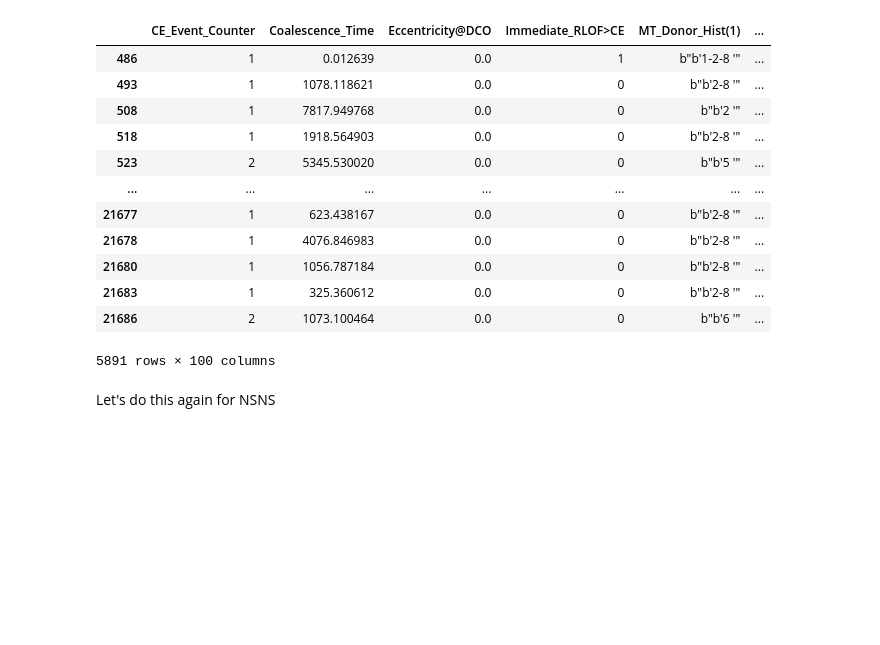
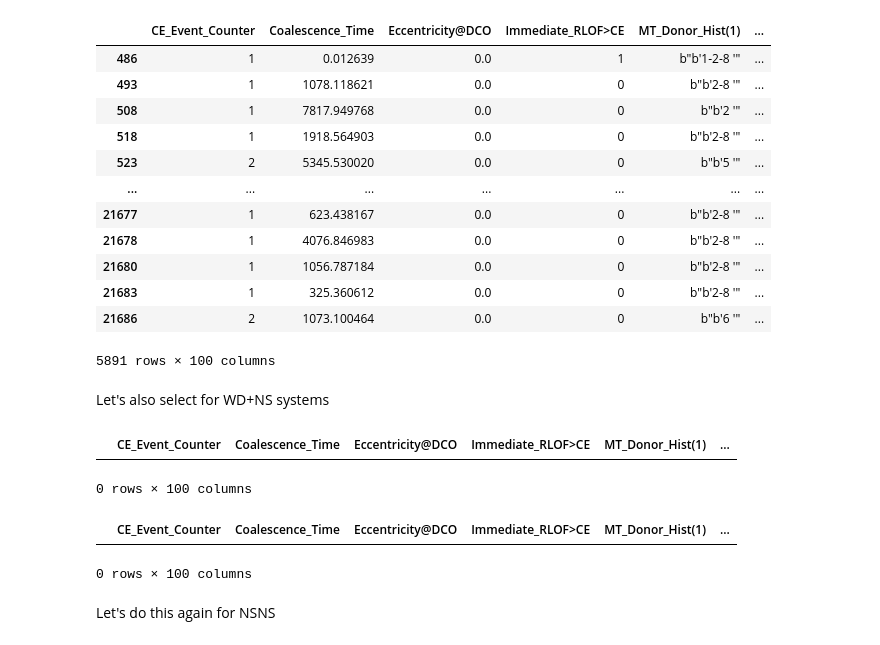
Before and after one commit to melanie-santiago26/research_work, a Jupyter notebook: making_figures/COWD_rates_analysis.ipynb, the cells around one changed output. Saved outputs shown, nothing was run; the diff lists cells and outputs as text; code cells hidden in the pictures; blank space fills up the shorter version.

```diff
--- a/making_figures/COWD_rates_analysis.ipynb
+++ b/making_figures/COWD_rates_analysis.ipynb
@@ -190,6 +190,24 @@ DCO_COWD_SN
 | 21683 | 1 | 325.360612 | 0.0 | 0 | b"b'2-8 '" | ... |
 | 21686 | 2 | 1073.100464 | 0.0 | 0 | b"b'6 '" | ... |
 5891 rows × 100 columns
+# %% [markdown]
+Let's also select for WD+NS systems
+# %%
+# let's select just for the COWD with mass greater than 0.9 solar masses
+wd_ns_bool = np.logical_or((np.logical_and(DCO_data['Stellar_Type(1)']==11,DCO_data['Stellar_Type(2)']==14)),(np.logical_and(DCO_data['Stellar_Type(2)']==11,DCO_data['Stellar_Type(2)']==14)))
+DCO_WD_NS = DCO_data_masked[wd_ns_bool]
+DCO_WD_NS
+# %% [output]
+|  | CE_Event_Counter | Coalescence_Time | Eccentricity@DCO | Immediate_RLOF>CE | MT_Donor_Hist(1) | ... |
+0 rows × 100 columns
+# %%
+# let's select just for the COWD with mass greater than 0.9 solar masses
+wd_ns_bool = np.logical_or((np.logical_and(DCO_data['Stellar_Type(1)']==11,DCO_data['Stellar_Type(2)']==14)),(np.logical_and(DCO_data['Stellar_Type(2)']==11,DCO_data['Stellar_Type(2)']==14)))
+DCO_WD_NS = DCO_data_masked[wd_ns_bool]
+DCO_WD_NS
+# %% [output]
+|  | CE_Event_Counter | Coalescence_Time | Eccentricity@DCO | Immediate_RLOF>CE | MT_Donor_Hist(1) | ... |
+0 rows × 100 columns
 # %% [markdown]
 Let's do this again for NSNS
 # %%
```
Also changed, not shown: parts of 1 cell of this notebook, 6 other files.
